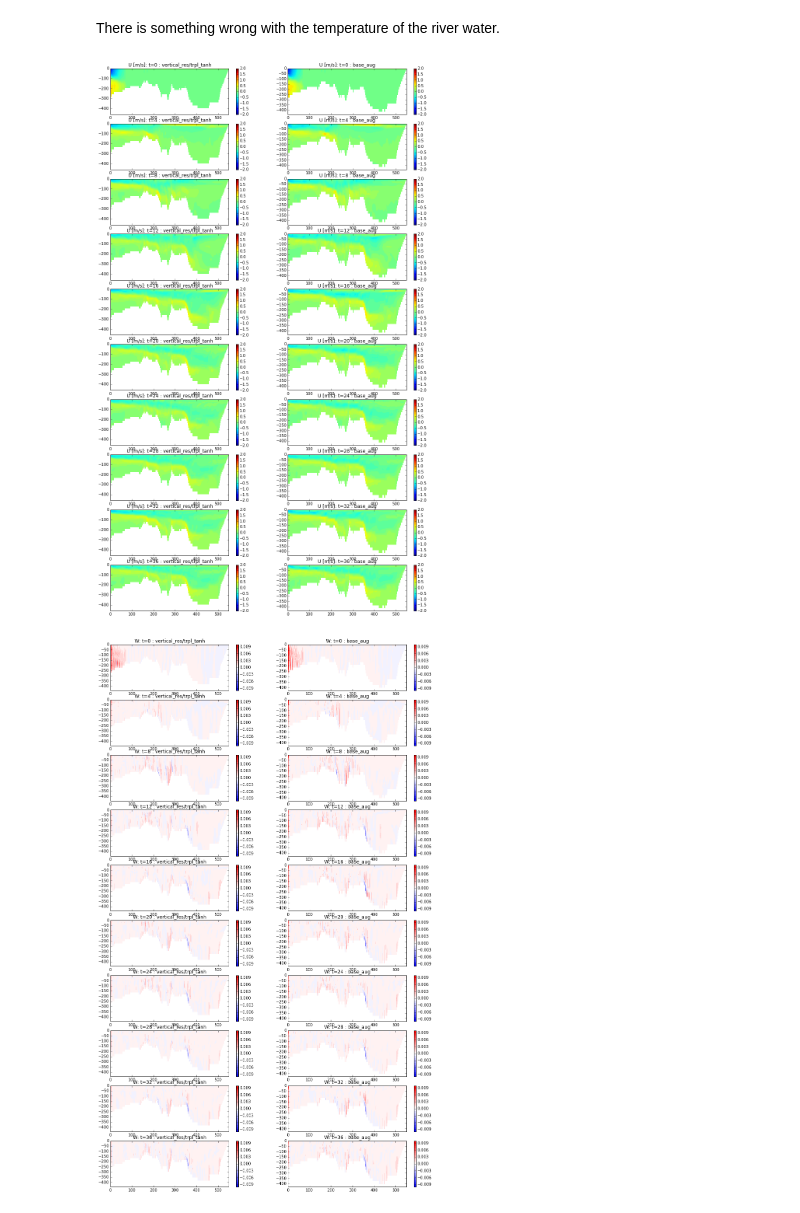
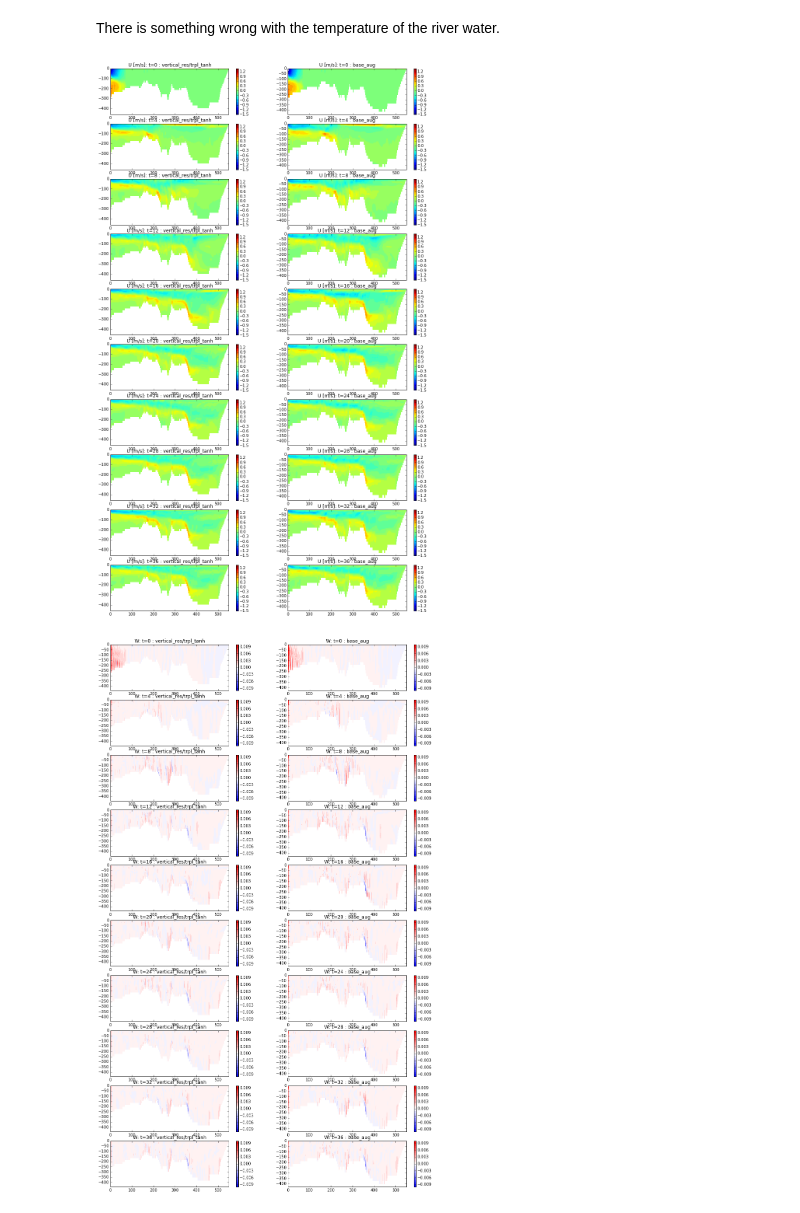
Before and after one commit to SalishSeaCast/2d-domain, a Jupyter notebook: analysis/CompareVerticalRes-trpl_tanh.ipynb, the cells around one changed output. Cells and saved outputs as stored; diff of their text form; code cells hidden in the pictures.

```diff
--- a/analysis/CompareVerticalRes-trpl_tanh.ipynb
+++ b/analysis/CompareVerticalRes-trpl_tanh.ipynb
@@ -84,4 +84,6 @@ for n, run in enumerate(runs):
         CS = ax.contour(xx[run],zz[run],Splot, np.arange(31,34.2,.2),colors='k')
         ax.clabel(CS, inline=1, fontsize=10)
         plt.colorbar(mesh,ax=ax)
+        ax.set_ylim([-450,0])
+        ax.grid()
 # %% [output]
@@ -94,0 +99,15 @@ for n, run in enumerate(runs):
+# %%
+fig, axs = plt.subplots(1,2,figsize=(15,3))
+t=1
+cs = [28, 29, 30, 31,31.2,31.4,31.6,31.8, 32, 32.2, 32.4, 32.6, 32.8, 33, 33.2, 33.4, 33.6, 33.8, 34 ]
+for ax, run in zip(axs, runs):
+        Splot = np.ma.masked_values(Ss[run][t,:,:],0)
+        mesh=ax.contourf(xx[run],zz[run],Splot,cs,ls='None',extend='both',cmap = 'hsv')
+        ax.set_title('Sal: t={} : {}'.format(t, run))
+        CS = ax.contour(xx[run],zz[run],Splot, np.arange(31,34.2,.2),colors='k')
+        ax.clabel(CS, inline=1, fontsize=10)
+        plt.colorbar(mesh,ax=ax)
+        ax.set_ylim([-450,0])
+        ax.grid()
+        ax.set_xlim([0,100])
+        ax.set_xlabel('x (km)')
@@ -115,14 +136,14 @@ There is something wrong with the temperature of the river water.
 # %%
 fig, axs = plt.subplots(10,2,figsize=(15,25))
 ts = np.arange(0,40,4)
 for n, run in enumerate(runs):
     for t,ax in zip(ts,axs[:,n].flat):
         Uplot = np.ma.masked_values(Us[run][t,:,:],0)
-        mesh=ax.contourf(xx[run],zz[run],Uplot,np.arange(-2,2.1,.1),ls='None')
+        mesh=ax.contourf(xx[run],zz[run],Uplot,np.arange(-1.5,1.5,.1),ls='None')
         ax.set_title('U [m/s]: t={} : {}'.format(t, run))
         plt.colorbar(mesh,ax=ax)
 # %% [output]
-[figure, old version]
+[figure, new version]
 # %%
 fig, axs = plt.subplots(10,2,figsize=(15,25))
 ts = np.arange(0,40,4)
```
Also changed, not shown: parts of 12 cells of this notebook.
